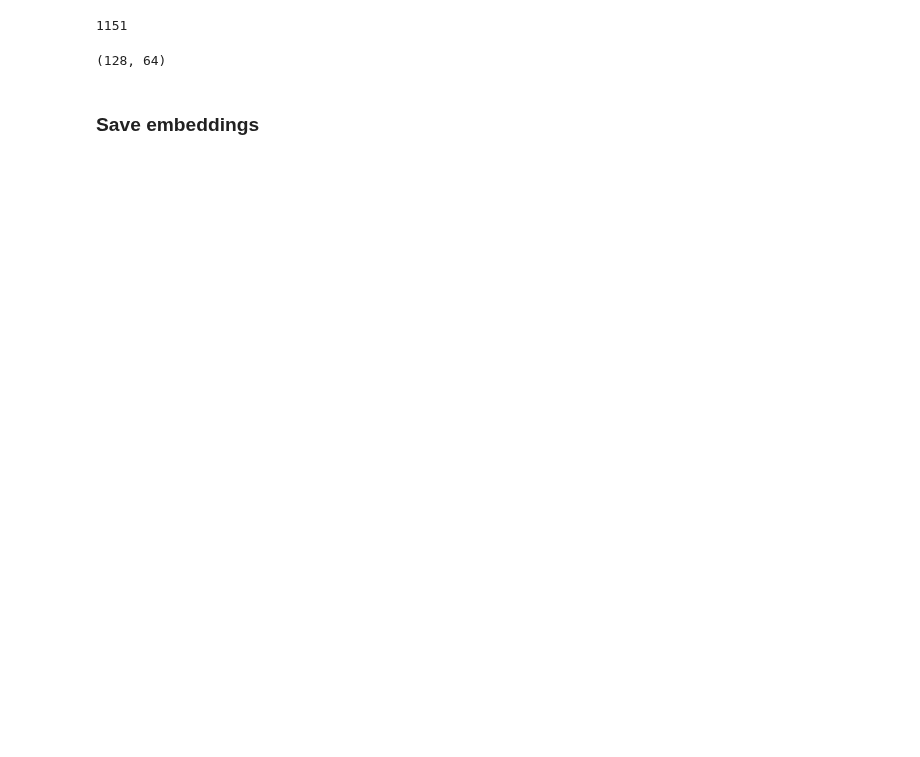
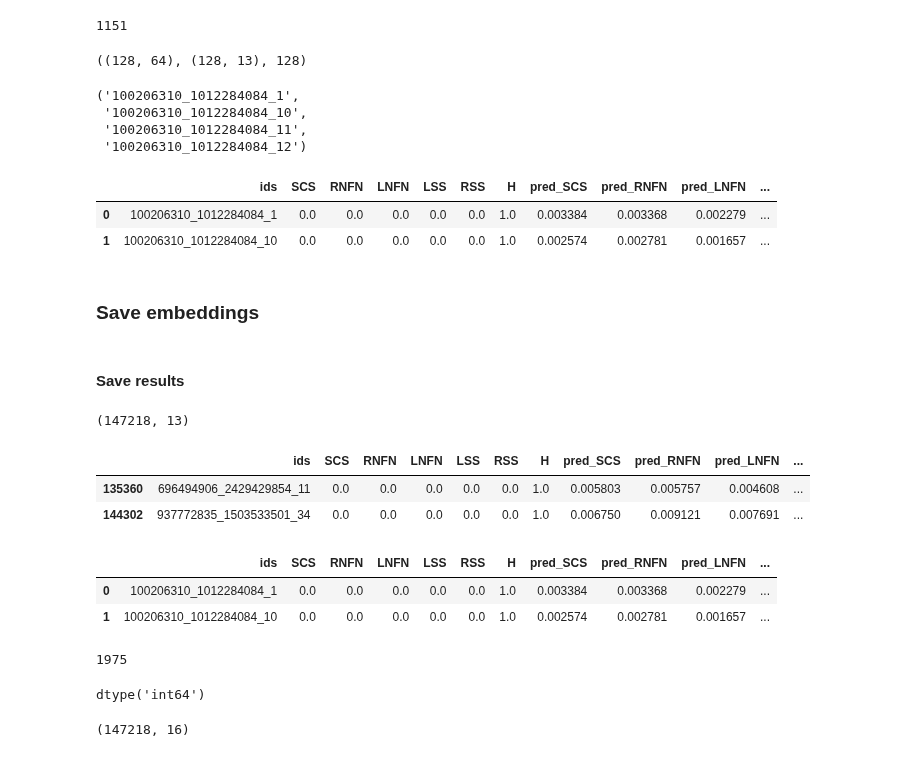
Before and after one commit to rosulucian/deep_learning_playground, a Jupyter notebook: kaggle/RSNA/inference-features.ipynb, the cells around one changed output. Cells and saved outputs as stored; diff of their text form; code cells hidden in the pictures; blank space fills up the shorter version.

```diff
--- a/kaggle/RSNA/inference-features.ipynb
+++ b/kaggle/RSNA/inference-features.ipynb
@@ -736,7 +709,7 @@ CFG.BATCH_SIZE, CFG.device
 (128, 'cuda')
 # %%
 # dm = inference_datamodule(healthy_df[:248], tfs=val_tfs)
-dm = inference_datamodule(healthy_df, tfs=val_tfs)
+dm = inference_datamodule(files_df, tfs=val_tfs)
 # %%
 trainer = pl.Trainer(accelerator=CFG.device)
 predictions = trainer.predict(model, dataloaders=dm)
@@ -750,6 +724,19 @@ len(predictions)
 # %% [output]
 1151
 # %%
-predictions[0][0].shape
+predictions[0][0].shape, predictions[0][1].shape, len(predictions[0][2])
 # %% [output]
-(128, 64)
+((128, 64), (128, 13), 128)
+# %%
+predictions[0][2][:4]
+# %% [output]
+('100206310_1012284084_1',
+ '100206310_1012284084_10',
+ '100206310_1012284084_11',
+ '100206310_1012284084_12')
+# %%
+predictions[0][1].head(2)
+# %% [output]
+|  | ids | SCS | RNFN | LNFN | LSS | RSS | H | pred_SCS | pred_RNFN | pred_LNFN | ... |
+| 0 | 100206310_1012284084_1 | 0.0 | 0.0 | 0.0 | 0.0 | 0.0 | 1.0 | 0.003384 | 0.003368 | 0.002279 | ... |
+| 1 | 100206310_1012284084_10 | 0.0 | 0.0 | 0.0 | 0.0 | 0.0 | 1.0 | 0.002574 | 0.002781 | 0.001657 | ... |
@@ -756,2 +745,15 @@ predictions[0][0].shape
 # %% [markdown]
 ### Save embeddings
+# %% [markdown]
+#### Save results
+# %%
+results = pd.concat(results, ignore_index=True)
+results.shape
+# %% [output]
+(147218, 13)
+# %%
+results.sample(2)
+# %% [output]
+|  | ids | SCS | RNFN | LNFN | LSS | RSS | H | pred_SCS | pred_RNFN | pred_LNFN | ... |
+| 135360 | 696494906_2429429854_11 | 0.0 | 0.0 | 0.0 | 0.0 | 0.0 | 1.0 | 0.005803 | 0.005757 | 0.004608 | ... |
+| 144302 | 937772835_1503533501_34 | 0.0 | 0.0 | 0.0 | 0.0 | 0.0 | 1.0 | 0.006750 | 0.009121 | 0.007691 | ... |
@@ -757,0 +764,20 @@ predictions[0][0].shape
+# %%
+results.head(2)
+# %% [output]
+|  | ids | SCS | RNFN | LNFN | LSS | RSS | H | pred_SCS | pred_RNFN | pred_LNFN | ... |
+| 0 | 100206310_1012284084_1 | 0.0 | 0.0 | 0.0 | 0.0 | 0.0 | 1.0 | 0.003384 | 0.003368 | 0.002279 | ... |
+| 1 | 100206310_1012284084_10 | 0.0 | 0.0 | 0.0 | 0.0 | 0.0 | 1.0 | 0.002574 | 0.002781 | 0.001657 | ... |
+# %%
+results.study_id.nunique()
+# %% [output]
+1975
+# %%
+results.instance.dtype
+# %% [output]
+dtype('int64')
+# %%
+results = results.sort_values(by=['study_id', 'series_id', 'instance'], ascending=[True, True, True],ignore_index=True)
+
+results.shape
+# %% [output]
+(147218, 16)
```
Also changed, not shown: parts of 28 cells of this notebook, 3 other files.
